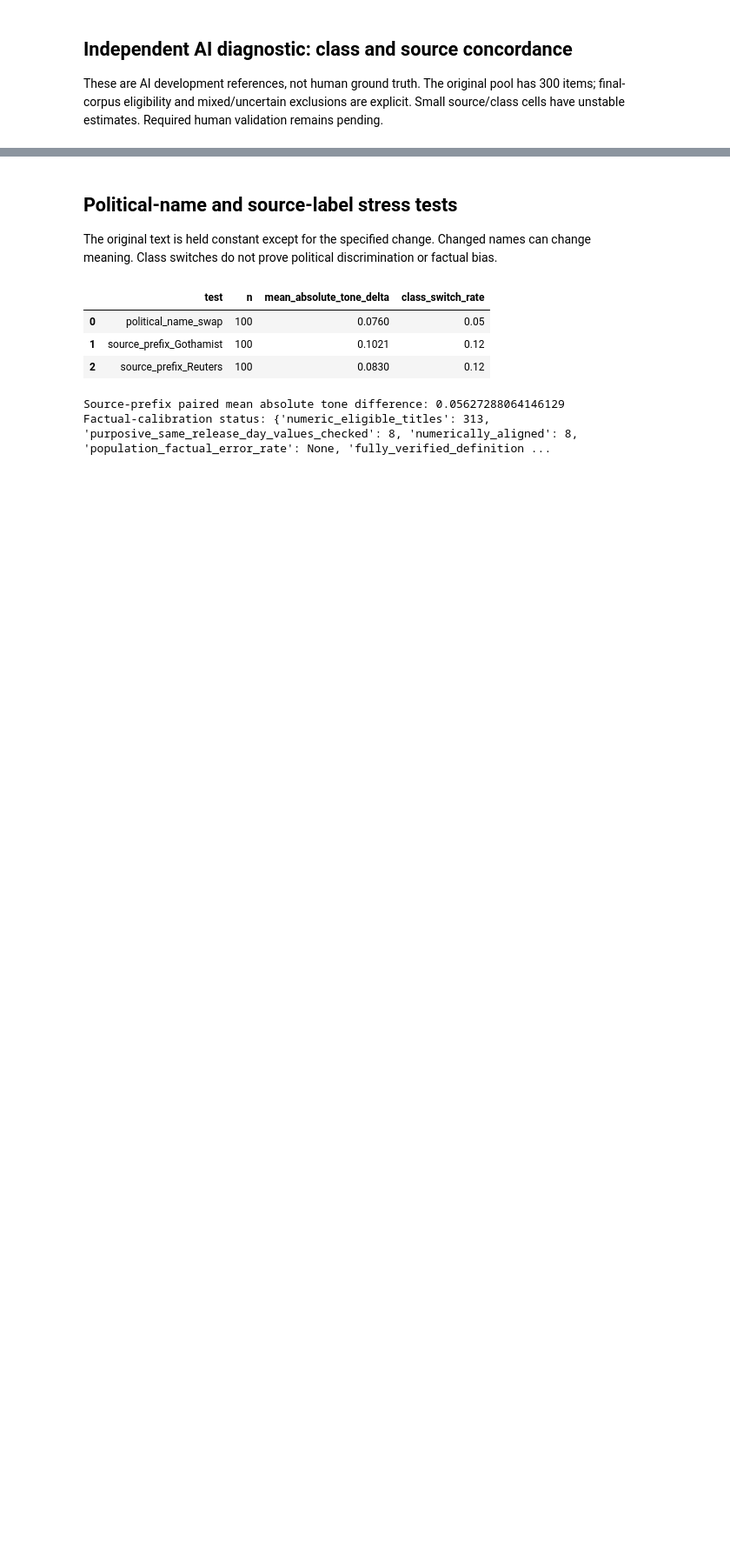
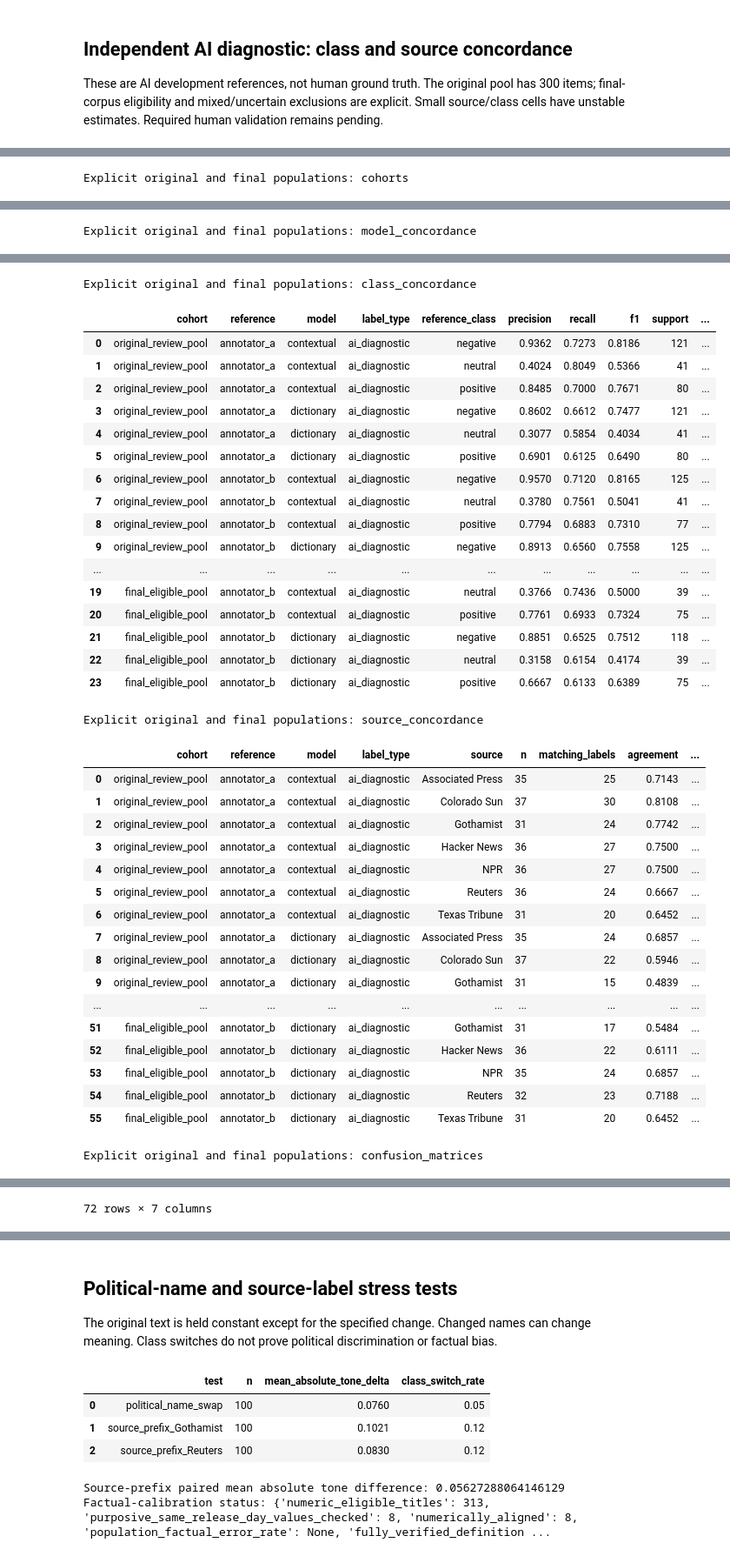
Before and after one commit to ph2606/FRE-GY-7871A-Final-Project, a Jupyter notebook: final_project.ipynb, the cells around one changed output, grey strips where cells are left out. Shown at 87% size. Drawn from its saved outputs; the diff is of its cells as text; code cells hidden in the pictures; blank space fills up the shorter version.

```diff
--- a/final_project.ipynb
+++ b/final_project.ipynb
@@ -101,19 +101,3 @@ display(pd.read_csv(ROOT / 'outputs/tables/dynamics_loss_hac.csv'))
 ## Independent AI diagnostic: class and source concordance
 
 These are AI development references, not human ground truth. The original pool has 300 items; final-corpus eligibility and mixed/uncertain exclusions are explicit. Small source/class cells have unstable estimates. Required human validation remains pending.
-# %%
-path = ROOT / 'outputs/ai_diagnostic_validation_metrics.json'
-ai = json.loads(path.read_text()) if path.exists() else {}
-if ai:
-    display(pd.Series({k: ai.get(k) for k in ['label_type','completed_independent_pairs','tone_agreement','tone_cohens_kappa','annotation_pool_final_eligible_n','annotation_pool_final_excluded_n','human_specific_requirement_satisfied']}))
-    rows, classes = [], []
-    for annotator, models in ai['model_reference_concordance'].items():
-        for model, entry in models.items():
-            for source, result in entry['by_source'].items():
-                rows.append({'reference': annotator, 'model': model, 'source': source, 'n': result['n'], 'agreement': result['agreement'], 'macro_F1_concordance': result['macro_f1_reference_concordance']})
-            for label, result in entry['class_concordance'].items():
-                classes.append({'reference': annotator, 'model': model, 'class': label, **result})
-    display(pd.DataFrame(rows))
-    display(pd.DataFrame(classes))
-else:
-    print('Independent AI diagnostic inputs are unavailable in this clone; no human labels are inferred.')
@@ -158,0 +104,7 @@ dtype: object
+# %%
+ai = json.loads((ROOT/'outputs/ai_diagnostic_validation_metrics.json').read_text())
+display(pd.Series({k: ai.get(k) for k in ['label_type','completed_independent_pairs','tone_agreement','tone_cohens_kappa','annotation_pool_final_eligible_n','annotation_pool_final_excluded_n','human_specific_requirement_satisfied']}))
+for name in ['cohorts','model_concordance','class_concordance','source_concordance','confusion_matrices','dimension_agreement']:
+    print('Explicit original and final populations:', name)
+    display(pd.read_csv(ROOT / ('outputs/tables/validation_'+name+'.csv')))
+# %% [output]
@@ -158,0 +119 @@ dtype: object
+Explicit original and final populations: cohorts
@@ -158,0 +125 @@ dtype: object
+Explicit original and final populations: model_concordance
@@ -158,0 +135,37 @@ dtype: object
+Explicit original and final populations: class_concordance
+|  | cohort | reference | model | label_type | reference_class | precision | recall | f1 | support | ... |
+| 0 | original_review_pool | annotator_a | contextual | ai_diagnostic | negative | 0.9362 | 0.7273 | 0.8186 | 121 | ... |
+| 1 | original_review_pool | annotator_a | contextual | ai_diagnostic | neutral | 0.4024 | 0.8049 | 0.5366 | 41 | ... |
+| 2 | original_review_pool | annotator_a | contextual | ai_diagnostic | positive | 0.8485 | 0.7000 | 0.7671 | 80 | ... |
+| 3 | original_review_pool | annotator_a | dictionary | ai_diagnostic | negative | 0.8602 | 0.6612 | 0.7477 | 121 | ... |
+| 4 | original_review_pool | annotator_a | dictionary | ai_diagnostic | neutral | 0.3077 | 0.5854 | 0.4034 | 41 | ... |
+| 5 | original_review_pool | annotator_a | dictionary | ai_diagnostic | positive | 0.6901 | 0.6125 | 0.6490 | 80 | ... |
+| 6 | original_review_pool | annotator_b | contextual | ai_diagnostic | negative | 0.9570 | 0.7120 | 0.8165 | 125 | ... |
+| 7 | original_review_pool | annotator_b | contextual | ai_diagnostic | neutral | 0.3780 | 0.7561 | 0.5041 | 41 | ... |
+| 8 | original_review_pool | annotator_b | contextual | ai_diagnostic | positive | 0.7794 | 0.6883 | 0.7310 | 77 | ... |
+| 9 | original_review_pool | annotator_b | dictionary | ai_diagnostic | negative | 0.8913 | 0.6560 | 0.7558 | 125 | ... |
+| ... | ... | ... | ... | ... | ... | ... | ... | ... | ... | ... |
+| 19 | final_eligible_pool | annotator_b | contextual | ai_diagnostic | neutral | 0.3766 | 0.7436 | 0.5000 | 39 | ... |
+| 20 | final_eligible_pool | annotator_b | contextual | ai_diagnostic | positive | 0.7761 | 0.6933 | 0.7324 | 75 | ... |
+| 21 | final_eligible_pool | annotator_b | dictionary | ai_diagnostic | negative | 0.8851 | 0.6525 | 0.7512 | 118 | ... |
+| 22 | final_eligible_pool | annotator_b | dictionary | ai_diagnostic | neutral | 0.3158 | 0.6154 | 0.4174 | 39 | ... |
+| 23 | final_eligible_pool | annotator_b | dictionary | ai_diagnostic | positive | 0.6667 | 0.6133 | 0.6389 | 75 | ... |
+Explicit original and final populations: source_concordance
+|  | cohort | reference | model | label_type | source | n | matching_labels | agreement | ... |
+| 0 | original_review_pool | annotator_a | contextual | ai_diagnostic | Associated Press | 35 | 25 | 0.7143 | ... |
+| 1 | original_review_pool | annotator_a | contextual | ai_diagnostic | Colorado Sun | 37 | 30 | 0.8108 | ... |
+| 2 | original_review_pool | annotator_a | contextual | ai_diagnostic | Gothamist | 31 | 24 | 0.7742 | ... |
+| 3 | original_review_pool | annotator_a | contextual | ai_diagnostic | Hacker News | 36 | 27 | 0.7500 | ... |
+| 4 | original_review_pool | annotator_a | contextual | ai_diagnostic | NPR | 36 | 27 | 0.7500 | ... |
+| 5 | original_review_pool | annotator_a | contextual | ai_diagnostic | Reuters | 36 | 24 | 0.6667 | ... |
+| 6 | original_review_pool | annotator_a | contextual | ai_diagnostic | Texas Tribune | 31 | 20 | 0.6452 | ... |
+| 7 | original_review_pool | annotator_a | dictionary | ai_diagnostic | Associated Press | 35 | 24 | 0.6857 | ... |
+| 8 | original_review_pool | annotator_a | dictionary | ai_diagnostic | Colorado Sun | 37 | 22 | 0.5946 | ... |
+| 9 | original_review_pool | annotator_a | dictionary | ai_diagnostic | Gothamist | 31 | 15 | 0.4839 | ... |
+| ... | ... | ... | ... | ... | ... | ... | ... | ... | ... |
+| 51 | final_eligible_pool | annotator_b | dictionary | ai_diagnostic | Gothamist | 31 | 17 | 0.5484 | ... |
+| 52 | final_eligible_pool | annotator_b | dictionary | ai_diagnostic | Hacker News | 36 | 22 | 0.6111 | ... |
+| 53 | final_eligible_pool | annotator_b | dictionary | ai_diagnostic | NPR | 35 | 24 | 0.6857 | ... |
+| 54 | final_eligible_pool | annotator_b | dictionary | ai_diagnostic | Reuters | 32 | 23 | 0.7188 | ... |
+| 55 | final_eligible_pool | annotator_b | dictionary | ai_diagnostic | Texas Tribune | 31 | 20 | 0.6452 | ... |
+Explicit original and final populations: confusion_matrices
@@ -158,0 +184 @@ dtype: object
+72 rows × 7 columns
```
Also changed, not shown: parts of 135 cells of this notebook, 29 other files.
